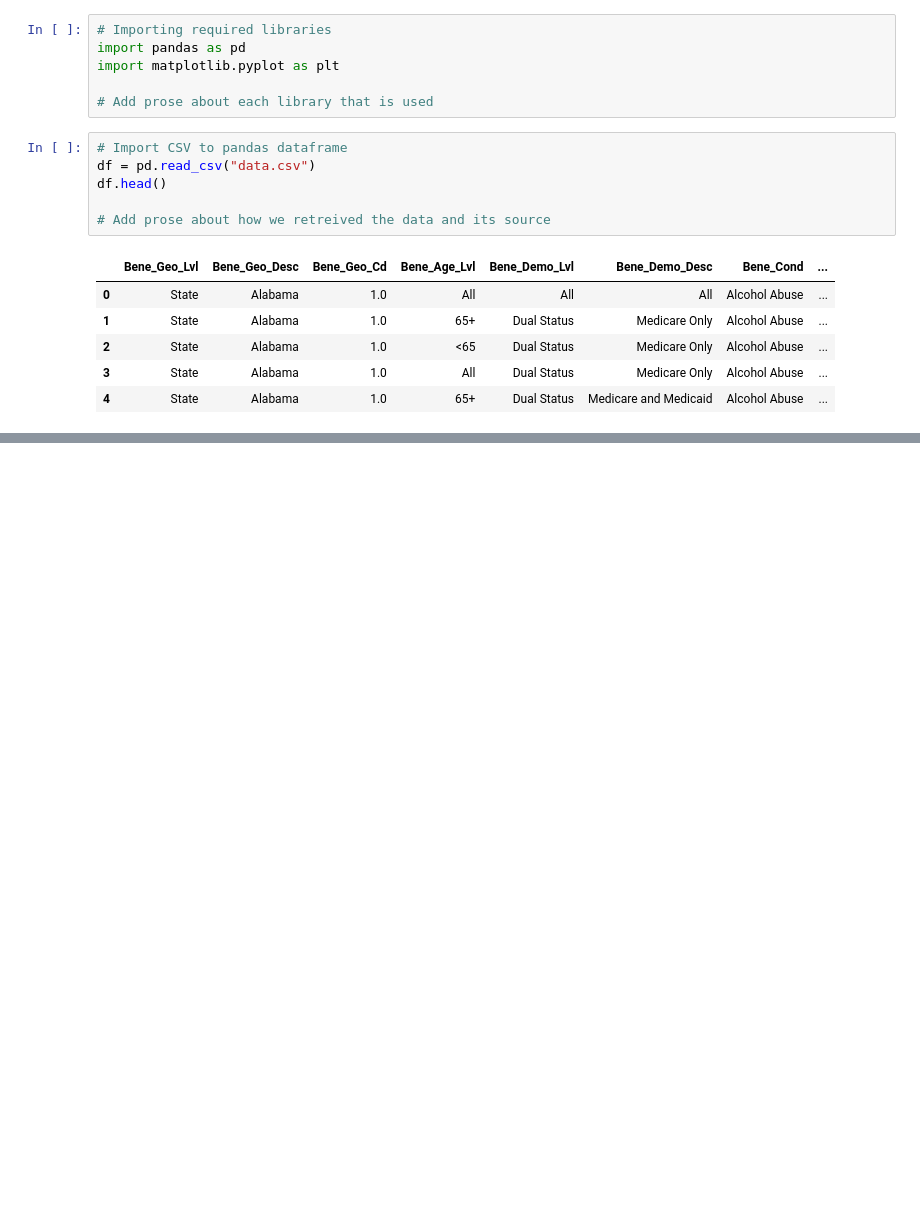
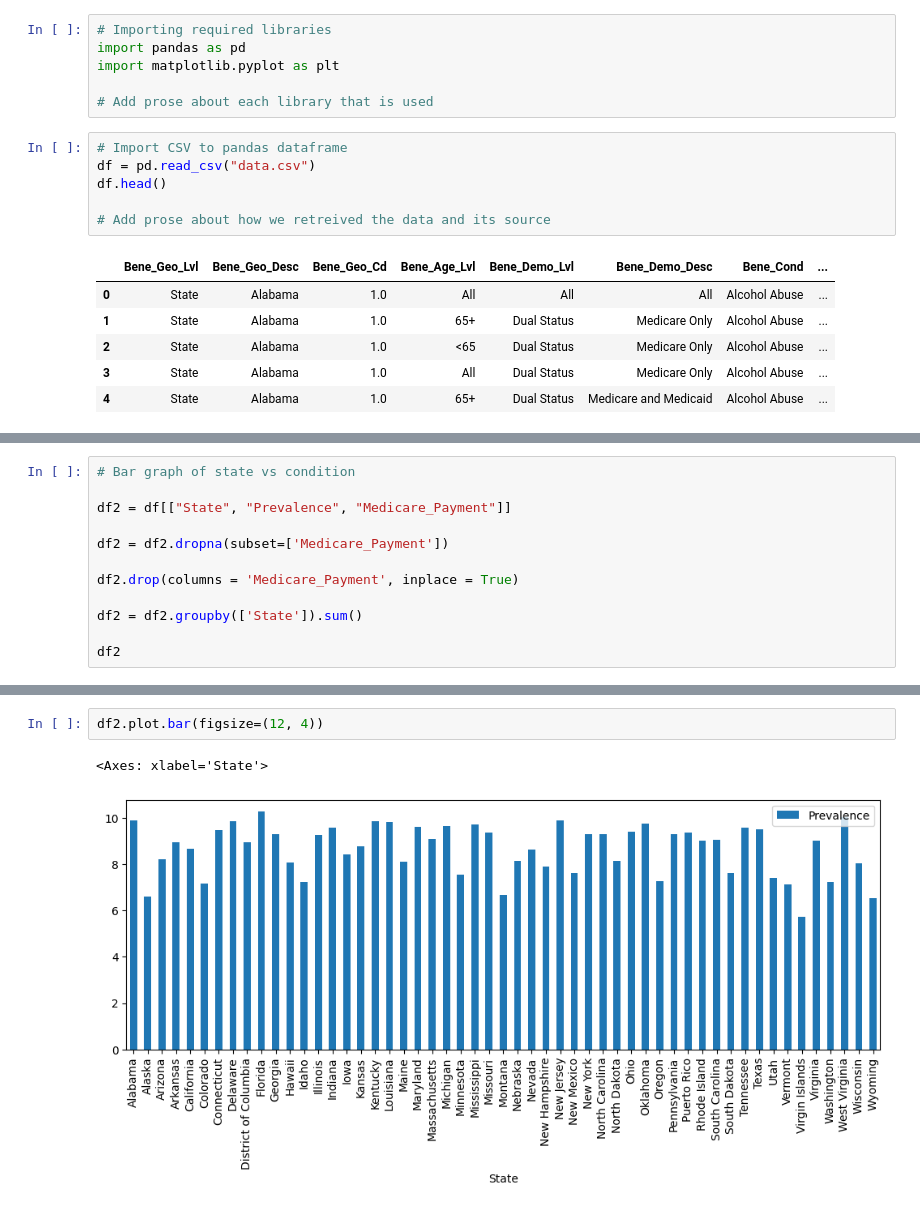
Before and after one commit to wrenp03/chronicillnesspredictor, a Jupyter notebook: main.ipynb, the cells around one changed output, grey strips where cells are left out. Saved outputs shown, nothing was run; the diff lists cells and outputs as text; blank space fills up the shorter version.

```diff
--- a/main.ipynb
+++ b/main.ipynb
@@ -69,0 +128,12 @@ df.head()
+# %%
+# Bar graph of state vs condition
+
+df2 = df[["State", "Prevalence", "Medicare_Payment"]]
+
+df2 = df2.dropna(subset=['Medicare_Payment'])
+
+df2.drop(columns = 'Medicare_Payment', inplace = True)
+
+df2 = df2.groupby(['State']).sum()
+
+df2
@@ -69,0 +159,5 @@ df.head()
+# %%
+df2.plot.bar(figsize=(12, 4))
+# %% [output]
+<Axes: xlabel='State'>
+[figure, added]
```
Also changed, not shown: parts of 7 cells of this notebook.
